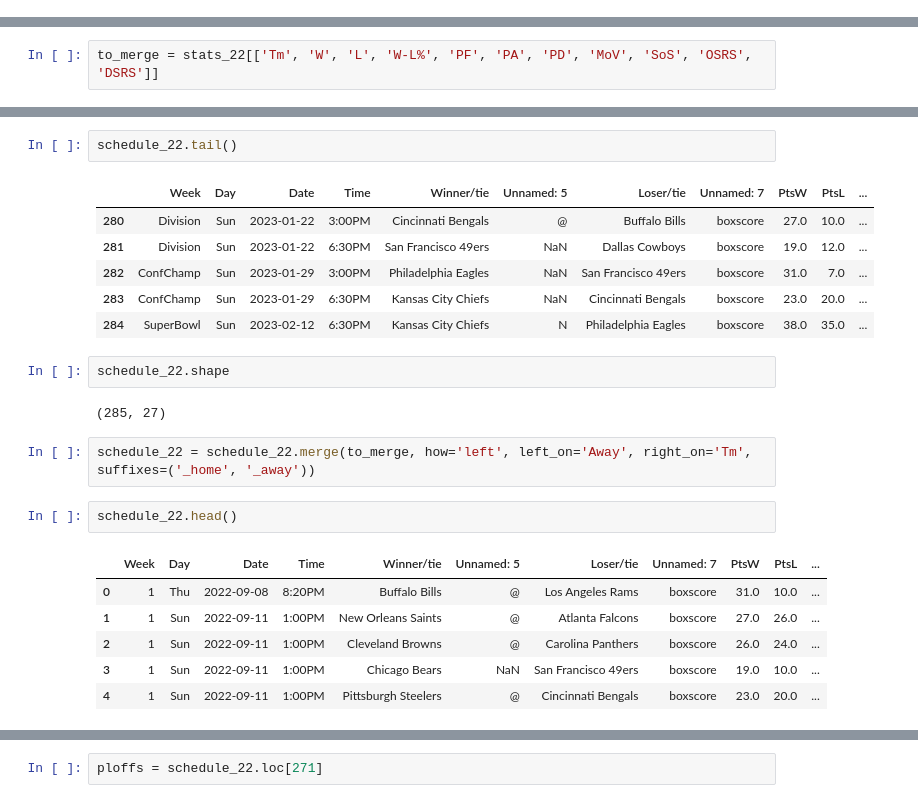
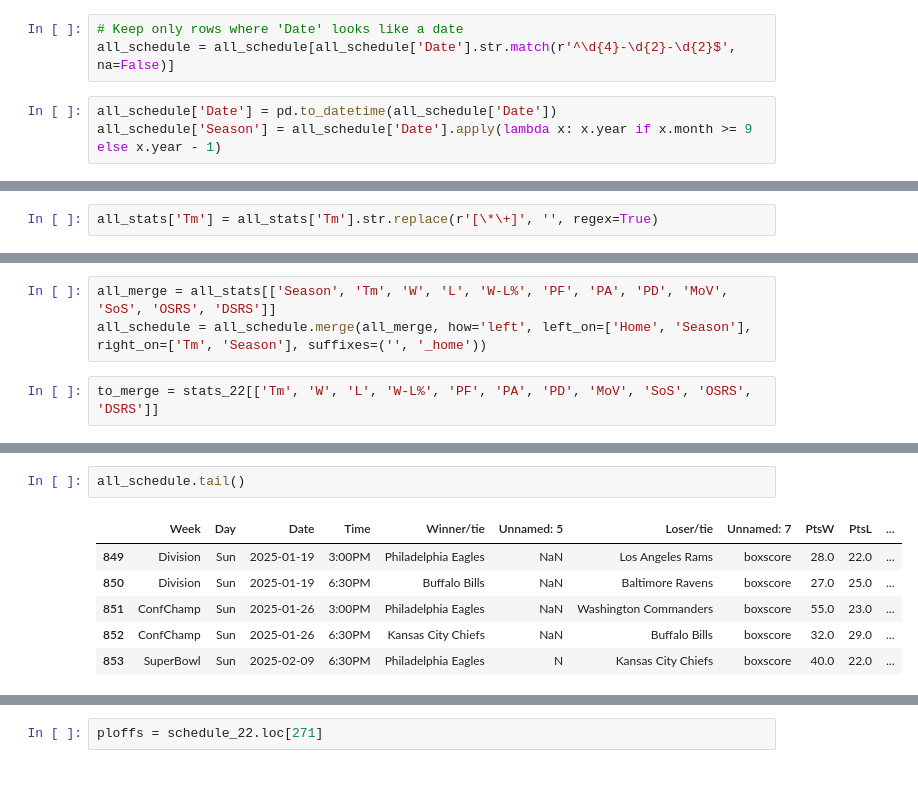
Before and after one commit to TerryOjeh/NFL-Match-Predictor, a Jupyter notebook: main.ipynb, the cells around one changed output, grey strips where cells are left out. Saved outputs shown, nothing was run; the diff lists cells and outputs as text.

```diff
--- a/main.ipynb
+++ b/main.ipynb
@@ -90,3 +141,9 @@ schedule_23.tail()
+# %%
+# Keep only rows where 'Date' looks like a date
+all_schedule = all_schedule[all_schedule['Date'].str.match(r'^\d{4}-\d{2}-\d{2}$', na=False)]
+# %%
+all_schedule['Date'] = pd.to_datetime(all_schedule['Date'])
+all_schedule['Season'] = all_schedule['Date'].apply(lambda x: x.year if x.month >= 9 else x.year - 1)
 # %%
 stats_22.head()
 # %% [output]
@@ -96,6 +153,8 @@ stats_22.head()
 | 2 | New England Patriots | 8 | 9 | 0 | 0.471 | 364 | 347 | 17 | 1.0 | 1.0 | 2.0 | ... |
 | 3 | New York Jets | 7 | 10 | 0 | 0.412 | 296 | 316 | -20 | -1.2 | 2.0 | 0.8 | ... |
 | 4 | Cincinnati Bengals* | 12 | 4 | 0 | 0.750 | 418 | 322 | 96 | 6.0 | 0.9 | 6.9 | ... |
+# %%
+all_stats['Tm'] = all_stats['Tm'].str.replace(r'[\*\+]', '', regex=True)
 # %%
 stats_22['Tm'] = stats_22['Tm'].str.replace(r'[\*\+]', '', regex=True)
 # %%
@@ -118,5 +186,8 @@ schedule_22.head()
 | 2 | 1 | Sun | 2022-09-11 | 1:00PM | Cleveland Browns | @ | Carolina Panthers | boxscore | 26.0 | 24.0 | ... |
 | 3 | 1 | Sun | 2022-09-11 | 1:00PM | Chicago Bears | NaN | San Francisco 49ers | boxscore | 19.0 | 10.0 | ... |
 | 4 | 1 | Sun | 2022-09-11 | 1:00PM | Pittsburgh Steelers | @ | Cincinnati Bengals | boxscore | 23.0 | 20.0 | ... |
+# %%
+all_merge = all_stats[['Season', 'Tm', 'W', 'L', 'W-L%', 'PF', 'PA', 'PD', 'MoV', 'SoS', 'OSRS', 'DSRS']]
+all_schedule = all_schedule.merge(all_merge, how='left', left_on=['Home', 'Season'], right_on=['Tm', 'Season'], suffixes=('', '_home'))
 # %%
 to_merge = stats_22[['Tm', 'W', 'L', 'W-L%', 'PF', 'PA', 'PD', 'MoV', 'SoS', 'OSRS', 'DSRS']]
@@ -134,24 +203,9 @@ schedule_22.head()
 # %%
-schedule_22.tail()
+all_schedule.tail()
 # %% [output]
 |  | Week | Day | Date | Time | Winner/tie | Unnamed: 5 | Loser/tie | Unnamed: 7 | PtsW | PtsL | ... |
-| 280 | Division | Sun | 2023-01-22 | 3:00PM | Cincinnati Bengals | @ | Buffalo Bills | boxscore | 27.0 | 10.0 | ... |
-| 281 | Division | Sun | 2023-01-22 | 6:30PM | San Francisco 49ers | NaN | Dallas Cowboys | boxscore | 19.0 | 12.0 | ... |
-| 282 | ConfChamp | Sun | 2023-01-29 | 3:00PM | Philadelphia Eagles | NaN | San Francisco 49ers | boxscore | 31.0 | 7.0 | ... |
-| 283 | ConfChamp | Sun | 2023-01-29 | 6:30PM | Kansas City Chiefs | NaN | Cincinnati Bengals | boxscore | 23.0 | 20.0 | ... |
-| 284 | SuperBowl | Sun | 2023-02-12 | 6:30PM | Kansas City Chiefs | N | Philadelphia Eagles | boxscore | 38.0 | 35.0 | ... |
+| 849 | Division | Sun | 2025-01-19 | 3:00PM | Philadelphia Eagles | NaN | Los Angeles Rams | boxscore | 28.0 | 22.0 | ... |
+| 850 | Division | Sun | 2025-01-19 | 6:30PM | Buffalo Bills | NaN | Baltimore Ravens | boxscore | 27.0 | 25.0 | ... |
+| 851 | ConfChamp | Sun | 2025-01-26 | 3:00PM | Philadelphia Eagles | NaN | Washington Commanders | boxscore | 55.0 | 23.0 | ... |
+| 852 | ConfChamp | Sun | 2025-01-26 | 6:30PM | Kansas City Chiefs | NaN | Buffalo Bills | boxscore | 32.0 | 29.0 | ... |
+| 853 | SuperBowl | Sun | 2025-02-09 | 6:30PM | Philadelphia Eagles | N | Kansas City Chiefs | boxscore | 40.0 | 22.0 | ... |
-# %%
-schedule_22.shape
-# %% [output]
-(285, 27)
-# %%
-schedule_22 = schedule_22.merge(to_merge, how='left', left_on='Away', right_on='Tm', suffixes=('_home', '_away'))
-# %%
-schedule_22.head()
-# %% [output]
-|  | Week | Day | Date | Time | Winner/tie | Unnamed: 5 | Loser/tie | Unnamed: 7 | PtsW | PtsL | ... |
-| 0 | 1 | Thu | 2022-09-08 | 8:20PM | Buffalo Bills | @ | Los Angeles Rams | boxscore | 31.0 | 10.0 | ... |
-| 1 | 1 | Sun | 2022-09-11 | 1:00PM | New Orleans Saints | @ | Atlanta Falcons | boxscore | 27.0 | 26.0 | ... |
-| 2 | 1 | Sun | 2022-09-11 | 1:00PM | Cleveland Browns | @ | Carolina Panthers | boxscore | 26.0 | 24.0 | ... |
-| 3 | 1 | Sun | 2022-09-11 | 1:00PM | Chicago Bears | NaN | San Francisco 49ers | boxscore | 19.0 | 10.0 | ... |
-| 4 | 1 | Sun | 2022-09-11 | 1:00PM | Pittsburgh Steelers | @ | Cincinnati Bengals | boxscore | 23.0 | 20.0 | ... |
```
Also changed, not shown: parts of 52 cells of this notebook, 1 other file.
